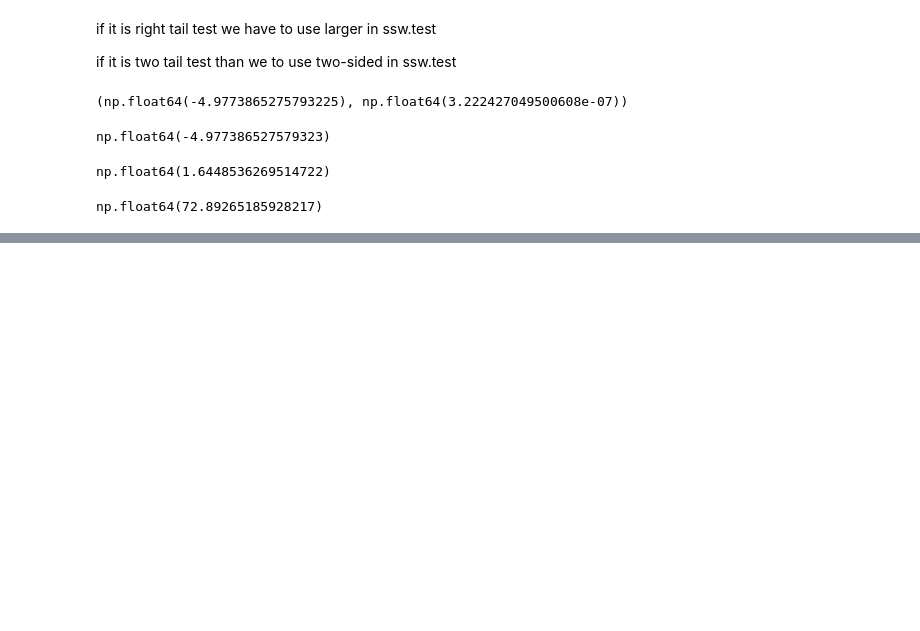
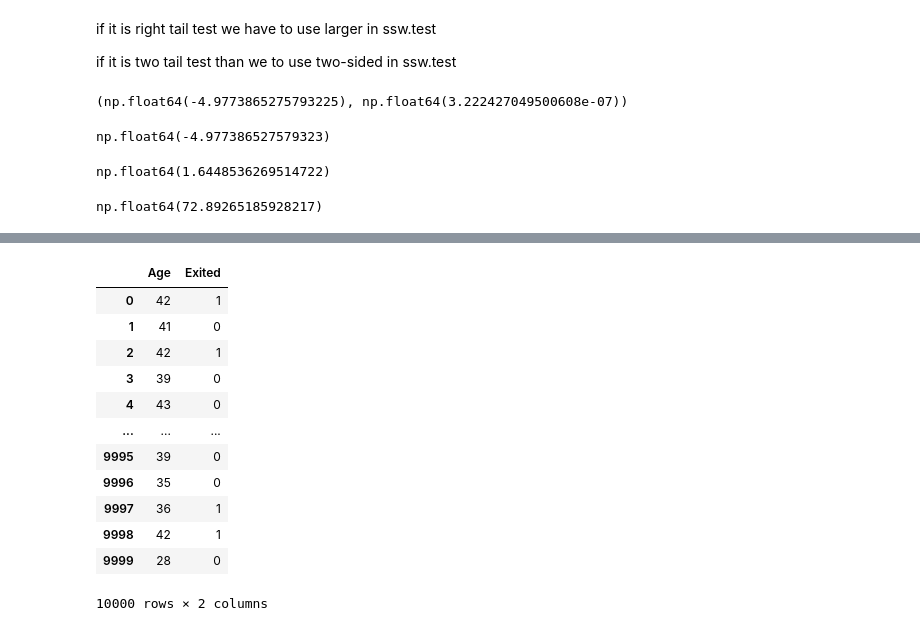
Before and after one commit to chaitanysaraswat/Advanced-Analytics-Using-Statistics, a Jupyter notebook: lecture10.ipynb, the cells around one changed output, grey strips where cells are left out. Cells and saved outputs as stored; diff of their text form; code cells hidden in the pictures; blank space fills up the shorter version.

```diff
--- a/lecture10.ipynb
+++ b/lecture10.ipynb
@@ -171,0 +292,17 @@ zc=norm.ppf(0.95)
+# %%
+df2=df[['Age','Exited']]
+df2
+# %% [output]
+|  | Age | Exited |
+| 0 | 42 | 1 |
+| 1 | 41 | 0 |
+| 2 | 42 | 1 |
+| 3 | 39 | 0 |
+| 4 | 43 | 0 |
+| ... | ... | ... |
+| 9995 | 39 | 0 |
+| 9996 | 35 | 0 |
+| 9997 | 36 | 1 |
+| 9998 | 42 | 1 |
+| 9999 | 28 | 0 |
+10000 rows × 2 columns
```
Also changed, not shown: parts of 21 cells of this notebook.
